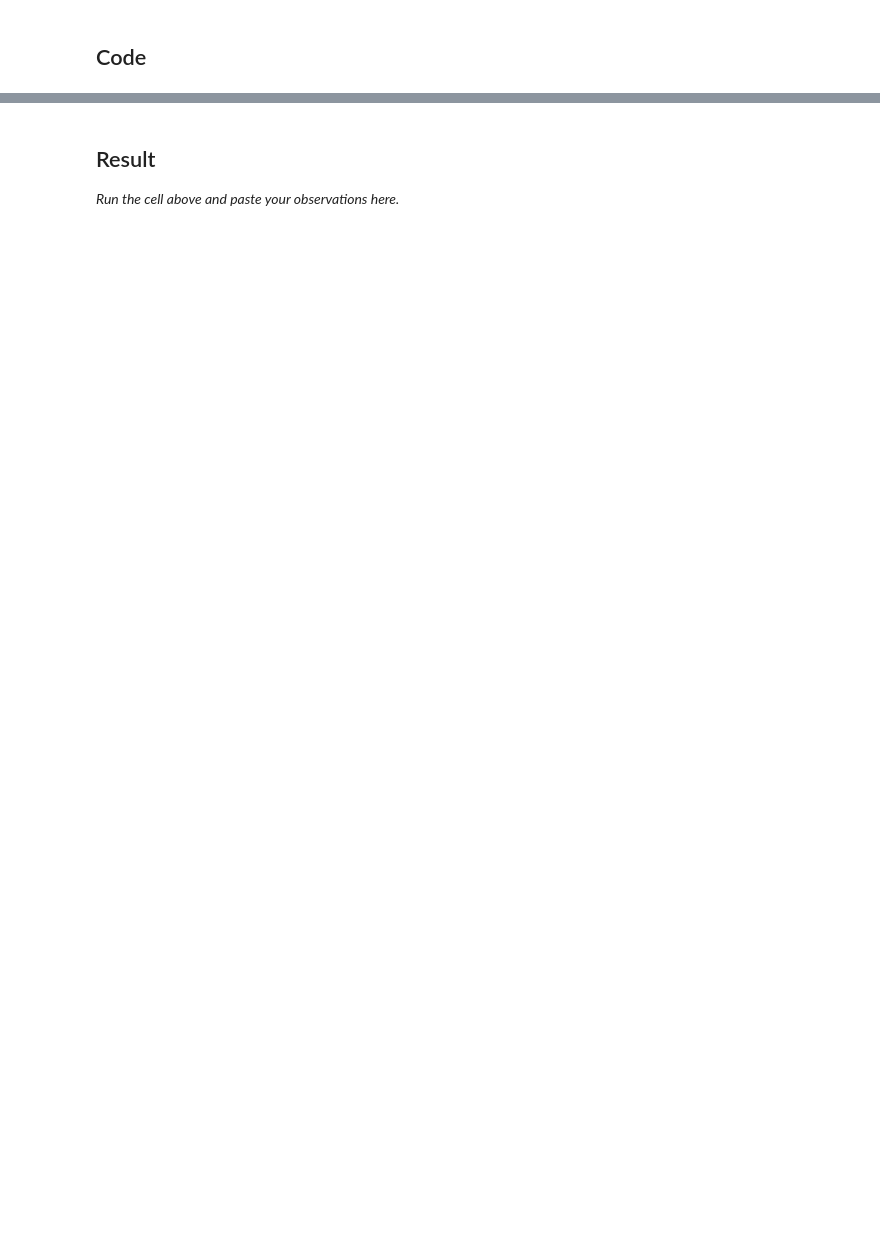
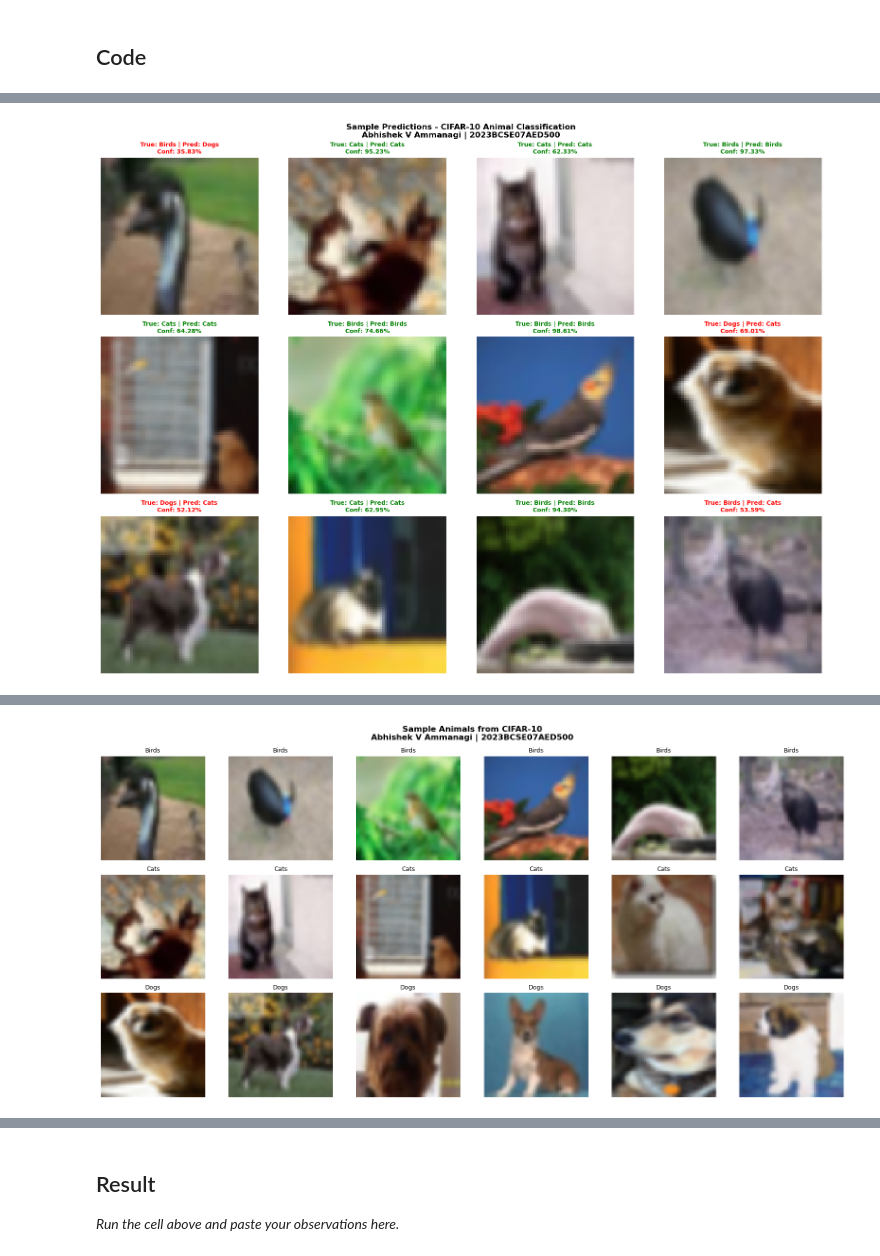
Before and after one commit to Abhishek05-mavrick/NNDL-Obs-, a Jupyter notebook: Exp4_CNN_Cats_Dogs_Birds.ipynb, the cells around one changed output, grey strips where cells are left out. Drawn from its saved outputs; the diff is of its cells as text; code cells hidden in the pictures; blank space fills up the shorter version.

```diff
--- a/Exp4_CNN_Cats_Dogs_Birds.ipynb
+++ b/Exp4_CNN_Cats_Dogs_Birds.ipynb
@@ -135 +155,78 @@ weighted avg       0.11      0.33      0.17        60
 Abhishek V Ammanagi | 2023BCSE07AED500
+# %%
+# ===== OUTPUT VISUALIZATION =====
+print("\n" + "="*60)
+print("DETAILED RESULTS - CNN CATS/DOGS/BIRDS")
+print("="*60)
+
+# Display sample predictions with confidence (deterministic ordering)
+num_samples = min(12, len(X_val))
+fig, axes = plt.subplots(3, 4, figsize=(16, 12))
+
+for idx, ax in enumerate(axes.flat):
+    if idx >= num_samples:
+        ax.axis('off')
+        continue
+
+    sample_idx = idx
+    img = X_val[sample_idx]
+    ax.imshow(img)
+
+    true_label = y_val[sample_idx]
+    pred_label = y_pred[sample_idx]
+    pred_probs = model.predict(X_val[sample_idx:sample_idx+1], verbose=0)[0]
+    confidence = np.max(pred_probs)
+
+    color = 'green' if true_label == pred_label else 'red'
+    ax.set_title(f'True: {CLASS_NAMES[true_label]} | Pred: {CLASS_NAMES[pred_label]}\nConf: {confidence:.2%}',
+                 color=color, fontweight='bold', fontsize=9)
+    ax.axis('off')
+
+plt.suptitle("Sample Predictions - CIFAR-10 Animal Classification\nAbhishek V Ammanagi | 2023BCSE07AED500",
+             fontsize=12, fontweight='bold')
+plt.tight_layout()
+plt.savefig('exp4_sample_predictions.png', dpi=300, bbox_inches='tight')
+plt.show()
+
+# Accuracy by class
+print("\n📊 ACCURACY BY CLASS:")
+for i in range(NUM_CLASSES):
+    class_mask = y_val == i
+    if class_mask.sum() > 0:
+        class_acc = (y_pred[class_mask] == y_val[class_mask]).mean()
+        print(f"  {CLASS_NAMES[i]}: {class_acc:.1%} ({class_mask.sum()} samples)")
+
+# Per-class statistics
+print("\n📈 OVERALL METRICS:")
+correct = (y_pred == y_val).sum()
+total = len(y_val)
+print(f"  ✓ Total Correct: {correct}/{total}")
+print(f"  ✓ Validation Accuracy: {acc:.2%}")
+print(f"  ✓ Model Parameters: {model.count_params():,}")
+
+# Display class samples
+print("\n" + "="*60)
+print("SAMPLE IMAGES BY CLASS")
+print("="*60)
+fig, axes = plt.subplots(NUM_CLASSES, 6, figsize=(16, 8))
+
+for class_idx in range(NUM_CLASSES):
+    class_indices = np.where(y_val == class_idx)[0]
+    sample_count = min(6, len(class_indices))
+
+    for i in range(6):
+        ax = axes[class_idx, i]
+        if i < sample_count:
+            ax.imshow(X_val[class_indices[i]])
+            ax.set_title(CLASS_NAMES[class_idx], fontsize=9)
+        ax.axis('off')
+
+plt.suptitle("Sample Animals from CIFAR-10\nAbhishek V Ammanagi | 2023BCSE07AED500",
+             fontsize=12, fontweight='bold')
+plt.tight_layout()
+plt.savefig('exp4_class_samples.png', dpi=300, bbox_inches='tight')
+plt.show()
+
+print("\n✅ CNN Animal Classification Complete!")
+print("   Output files: exp4_curves.png, exp4_fmaps.png, exp4_cm.png, exp4_sample_predictions.png, exp4_class_samples.png")
+# %% [output]
@@ -135,0 +236 @@ Abhishek V Ammanagi | 2023BCSE07AED500
+[figure, added]
@@ -135,0 +250 @@ Abhishek V Ammanagi | 2023BCSE07AED500
+[figure, added]
```
Also changed, not shown: parts of 2 cells of this notebook, 11 other files.
